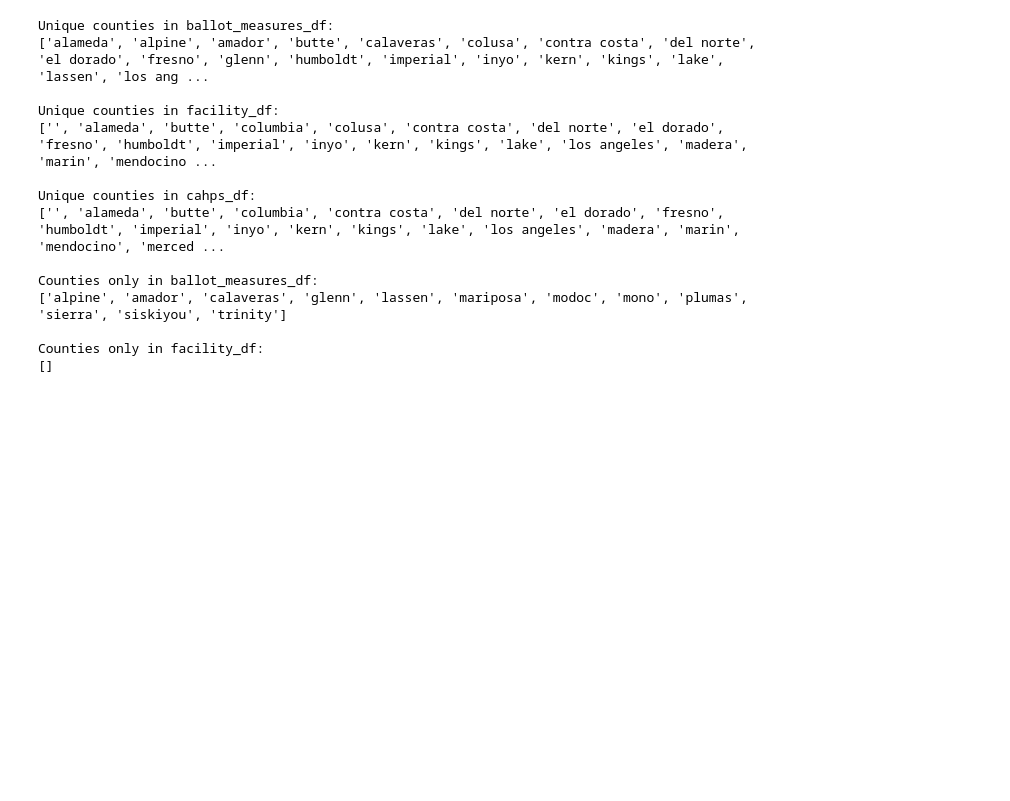
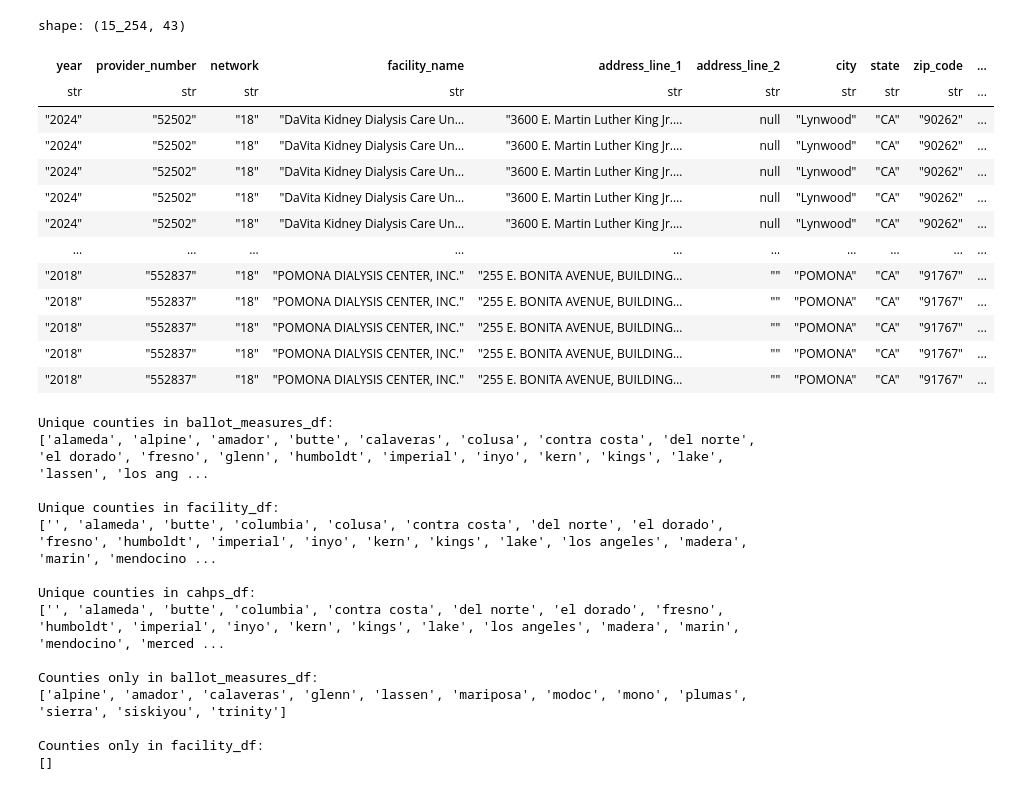
Before and after one commit to MichaelPaulLight/milestone_1, a Jupyter notebook: 004_data-processing-scripts/003_merge-clean-data/merge_ballot-measures_cms-data.ipynb, the cells around one changed output. Cells and saved outputs as stored; diff of their text form; code cells hidden in the pictures; blank space fills up the shorter version.

Commit message:
Attempt to merge dataframes by facility name.

```diff
--- a/004_data-processing-scripts/003_merge-clean-data/merge_ballot-measures_cms-data.ipynb
+++ b/004_data-processing-scripts/003_merge-clean-data/merge_ballot-measures_cms-data.ipynb
@@ -78,0 +25,35 @@ shape: (5, 155)
+# %%
+# Filtering the supplemental facility information dataframe to include on dialysis clinics
+
+supp_facility_df = supp_facility_df.filter(pl.col("LIC_CAT") == "Chronic Dialysis Clinic")
+# %%
+# Selecting facility ids and geographic features to merge with CMS data
+# Stripping extraneous numbers from facility ids to match the id format in CMS data
+# Renaming FAC_NO provider_number to match the id format in CMS data
+
+supp_facility_df = (supp_facility_df
+ .with_columns(
+     pl.col("FAC_NO")
+     .alias("provider_number"))
+ .with_columns(
+     pl.col("COUNTY")
+     .alias("county"))
+ .with_columns(
+     pl.col("FAC_NAME")
+     .alias("facility_name"))
+ .with_columns(
+     pl.col("FAC_ZIP")
+     .alias("zip_code"))
+ .select([
+    "provider_number",
+    "facility_name",
+    "county",
+    "zip_code",
+    "ASSEMBLY_DIST",
+    "SENATE_DIST",
+    "CONGRESS_DIST",
+    "CENS_TRACT",
+    "LONGITUDE",
+    "LATITUDE"
+    ])
+)
@@ -79,3 +166,20 @@ shape: (5, 155)
+# %%
+merged_df_fuzzy
+# %% [output]
+shape: (15_254, 43)
+| year | provider_number | network | facility_name | address_line_1 | address_line_2 | city | state | zip_code | ... |
+| str | str | str | str | str | str | str | str | str | ... |
+| "2024" | "52502" | "18" | "DaVita Kidney Dialysis Care Un… | "3600 E. Martin Luther King Jr.… | null | "Lynwood" | "CA" | "90262" | ... |
+| "2024" | "52502" | "18" | "DaVita Kidney Dialysis Care Un… | "3600 E. Martin Luther King Jr.… | null | "Lynwood" | "CA" | "90262" | ... |
+| "2024" | "52502" | "18" | "DaVita Kidney Dialysis Care Un… | "3600 E. Martin Luther King Jr.… | null | "Lynwood" | "CA" | "90262" | ... |
+| "2024" | "52502" | "18" | "DaVita Kidney Dialysis Care Un… | "3600 E. Martin Luther King Jr.… | null | "Lynwood" | "CA" | "90262" | ... |
+| "2024" | "52502" | "18" | "DaVita Kidney Dialysis Care Un… | "3600 E. Martin Luther King Jr.… | null | "Lynwood" | "CA" | "90262" | ... |
+| … | … | … | … | … | … | … | … | … | ... |
+| "2018" | "552837" | "18" | "POMONA DIALYSIS CENTER, INC." | "255 E. BONITA AVENUE, BUILDING… | "" | "POMONA" | "CA" | "91767" | ... |
+| "2018" | "552837" | "18" | "POMONA DIALYSIS CENTER, INC." | "255 E. BONITA AVENUE, BUILDING… | "" | "POMONA" | "CA" | "91767" | ... |
+| "2018" | "552837" | "18" | "POMONA DIALYSIS CENTER, INC." | "255 E. BONITA AVENUE, BUILDING… | "" | "POMONA" | "CA" | "91767" | ... |
+| "2018" | "552837" | "18" | "POMONA DIALYSIS CENTER, INC." | "255 E. BONITA AVENUE, BUILDING… | "" | "POMONA" | "CA" | "91767" | ... |
+| "2018" | "552837" | "18" | "POMONA DIALYSIS CENTER, INC." | "255 E. BONITA AVENUE, BUILDING… | "" | "POMONA" | "CA" | "91767" | ... |
 # %%
 
 # It seems like dialysis facilites aren't located in more rural parts of california
```
Also changed, not shown: parts of 7 cells of this notebook.
